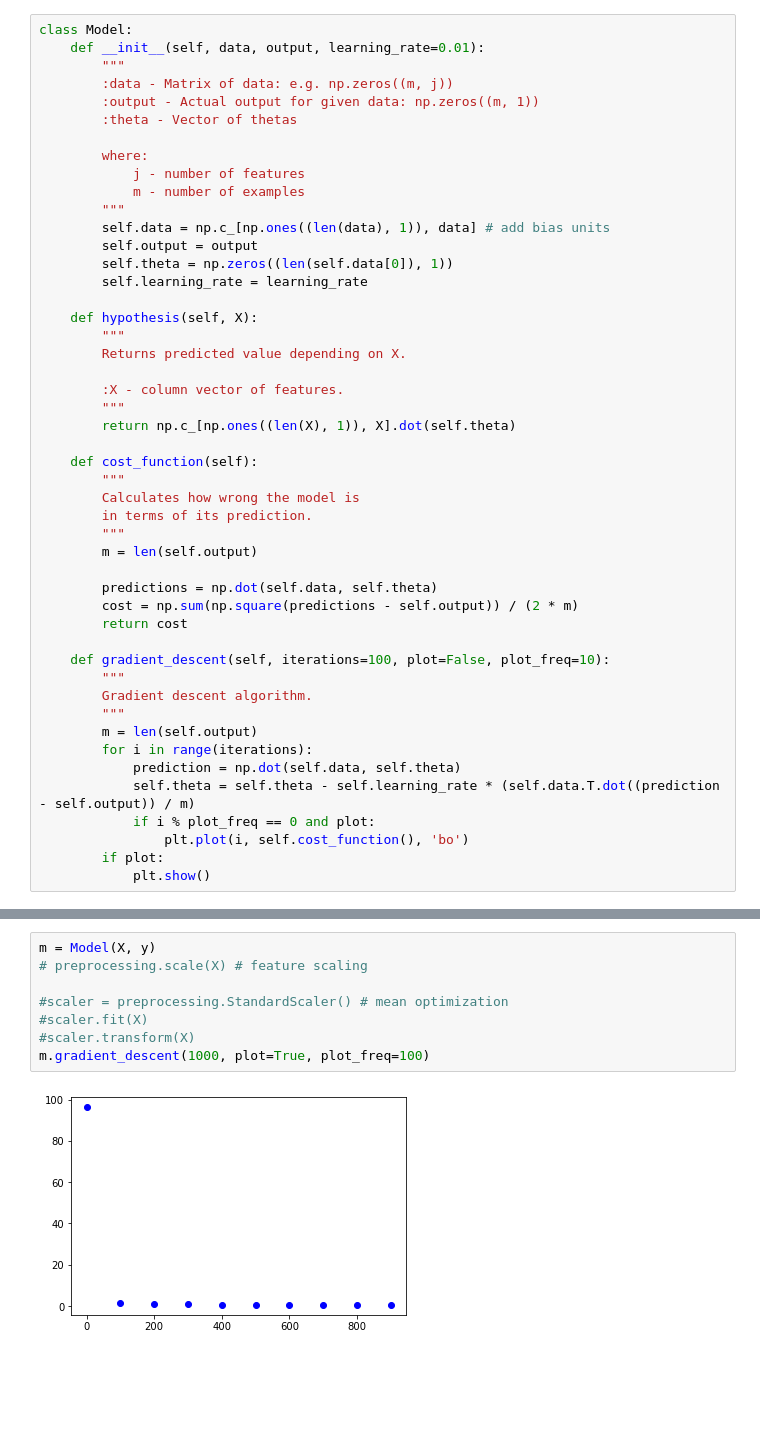
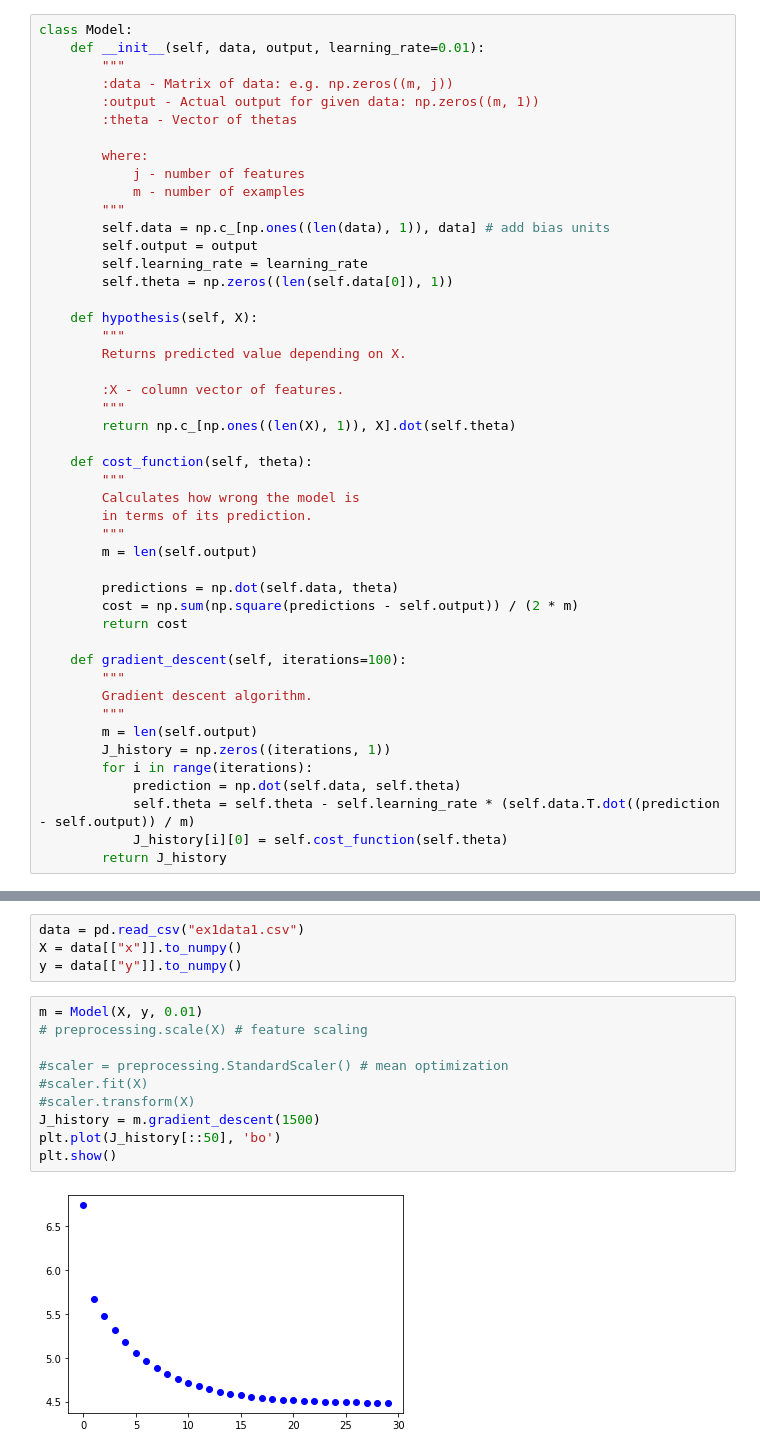
Before and after one commit to Kamil-Jan/Machine_Learning, a Jupyter notebook: Linear_Regression/gradient_descent.ipynb, the cells around one changed output, grey strips where cells are left out. Saved outputs shown, nothing was run; the diff lists cells and outputs as text; blank space fills up the shorter version.

Commit message:
testing gradient descent on linear regression

```diff
--- a/Linear_Regression/gradient_descent.ipynb
+++ b/Linear_Regression/gradient_descent.ipynb
@@ -17,8 +18,8 @@ class Model:
         """
         self.data = np.c_[np.ones((len(data), 1)), data] # add bias units
         self.output = output
+        self.learning_rate = learning_rate
         self.theta = np.zeros((len(self.data[0]), 1))
-        self.learning_rate = learning_rate
 
     def hypothesis(self, X):
         """
@@ -28,26 +29,25 @@ class Model:
         """
         return np.c_[np.ones((len(X), 1)), X].dot(self.theta)
 
-    def cost_function(self):
+    def cost_function(self, theta):
         """
         Calculates how wrong the model is
         in terms of its prediction.
         """
         m = len(self.output)
 
-        predictions = np.dot(self.data, self.theta)
+        predictions = np.dot(self.data, theta)
         cost = np.sum(np.square(predictions - self.output)) / (2 * m)
         return cost
 
-    def gradient_descent(self, iterations=100, plot=False, plot_freq=10):
+    def gradient_descent(self, iterations=100):
         """
         Gradient descent algorithm.
         """
         m = len(self.output)
+        J_history = np.zeros((iterations, 1))
         for i in range(iterations):
             prediction = np.dot(self.data, self.theta)
             self.theta = self.theta - self.learning_rate * (self.data.T.dot((prediction - self.output)) / m)
-            if i % plot_freq == 0 and plot:
-                plt.plot(i, self.cost_function(), 'bo')
-        if plot:
-            plt.show()
+            J_history[i][0] = self.cost_function(self.theta)
+        return J_history
@@ -57,10 +66,16 @@ y = 4 + 3 * X + np.random.randn(100,1)
+# %%
+data = pd.read_csv("ex1data1.csv")
+X = data[["x"]].to_numpy()
+y = data[["y"]].to_numpy()
 # %%
-m = Model(X, y)
+m = Model(X, y, 0.01)
 # preprocessing.scale(X) # feature scaling
 
 #scaler = preprocessing.StandardScaler() # mean optimization
 #scaler.fit(X)
 #scaler.transform(X)
-m.gradient_descent(1000, plot=True, plot_freq=100)
+J_history = m.gradient_descent(1500)
+plt.plot(J_history[::50], 'bo')
+plt.show()
 # %% [output]
-[figure, old version]
+[figure, new version]
```
Also changed, not shown: parts of 20 cells of this notebook, 2 other files.
